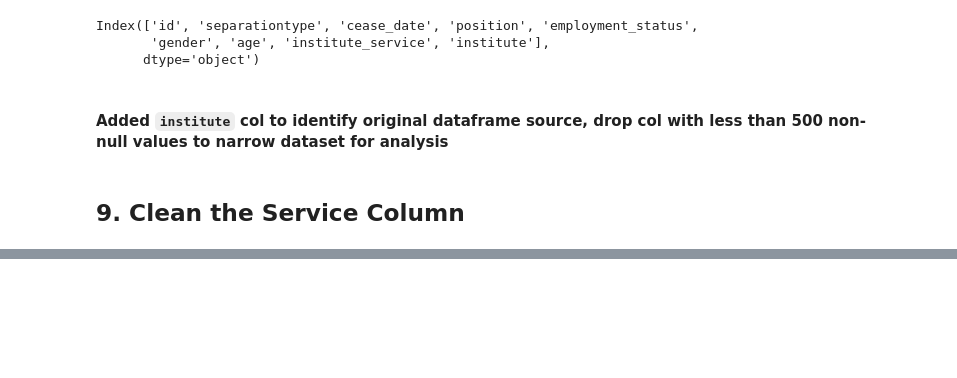
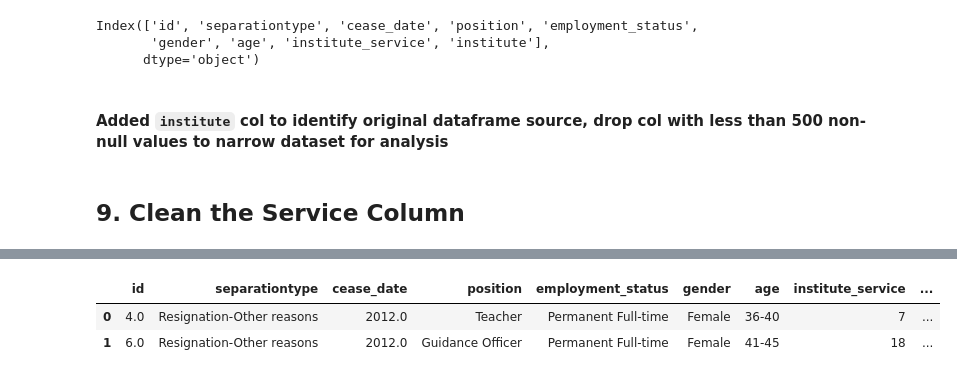
Before and after one commit to slp22/dataquest-projects, a Jupyter notebook: 3_1_dataquest_exit_surveys.ipynb, the cells around one changed output, grey strips where cells are left out. Drawn from its saved outputs; the diff is of its cells as text; code cells hidden in the pictures; blank space fills up the shorter version.

Commit message:
Clean the Service Column

```diff
--- a/3_1_dataquest_exit_surveys.ipynb
+++ b/3_1_dataquest_exit_surveys.ipynb
@@ -611,0 +594,6 @@ Index(['id', 'separationtype', 'cease_date', 'position', 'employment_status',
+# %%
+combined_updated.head(2)
+# %% [output]
+|  | id | separationtype | cease_date | position | employment_status | gender | age | institute_service | ... |
+| 0 | 4.0 | Resignation-Other reasons | 2012.0 | Teacher | Permanent Full-time | Female | 36-40 | 7 | ... |
+| 1 | 6.0 | Resignation-Other reasons | 2012.0 | Guidance Officer | Permanent Full-time | Female | 41-45 | 18 | ... |
```
Also changed, not shown: parts of 11 cells of this notebook.
